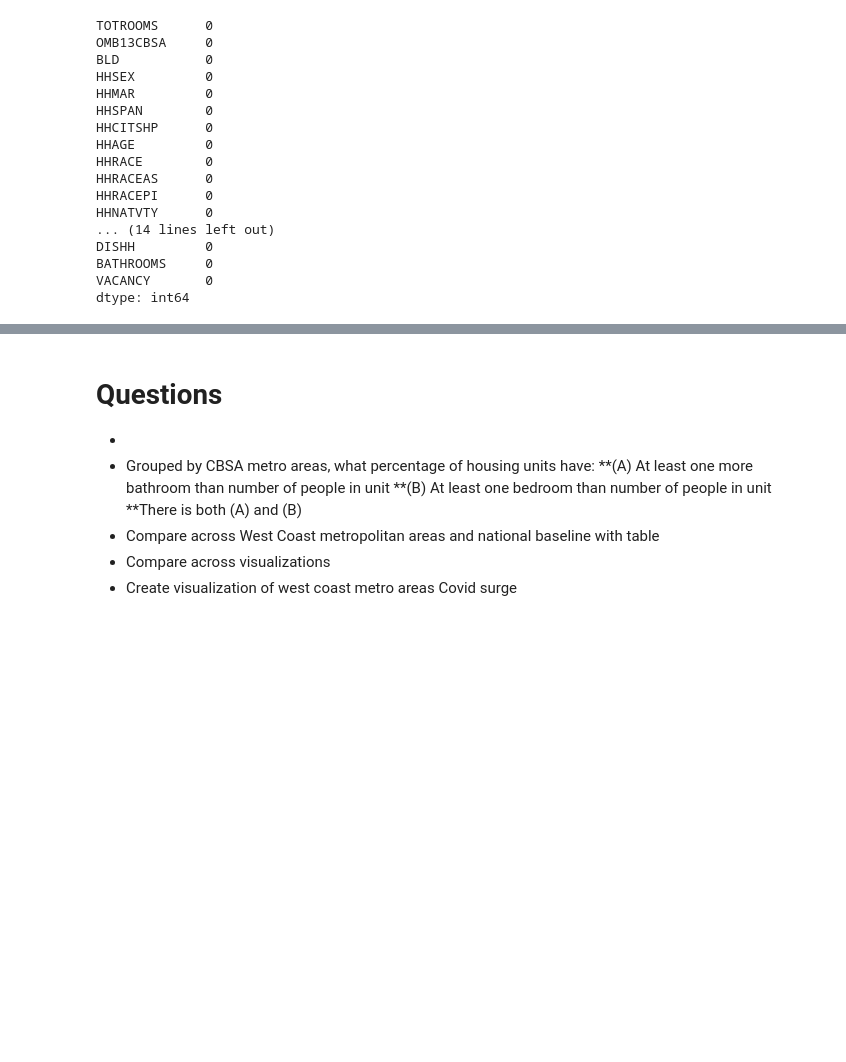
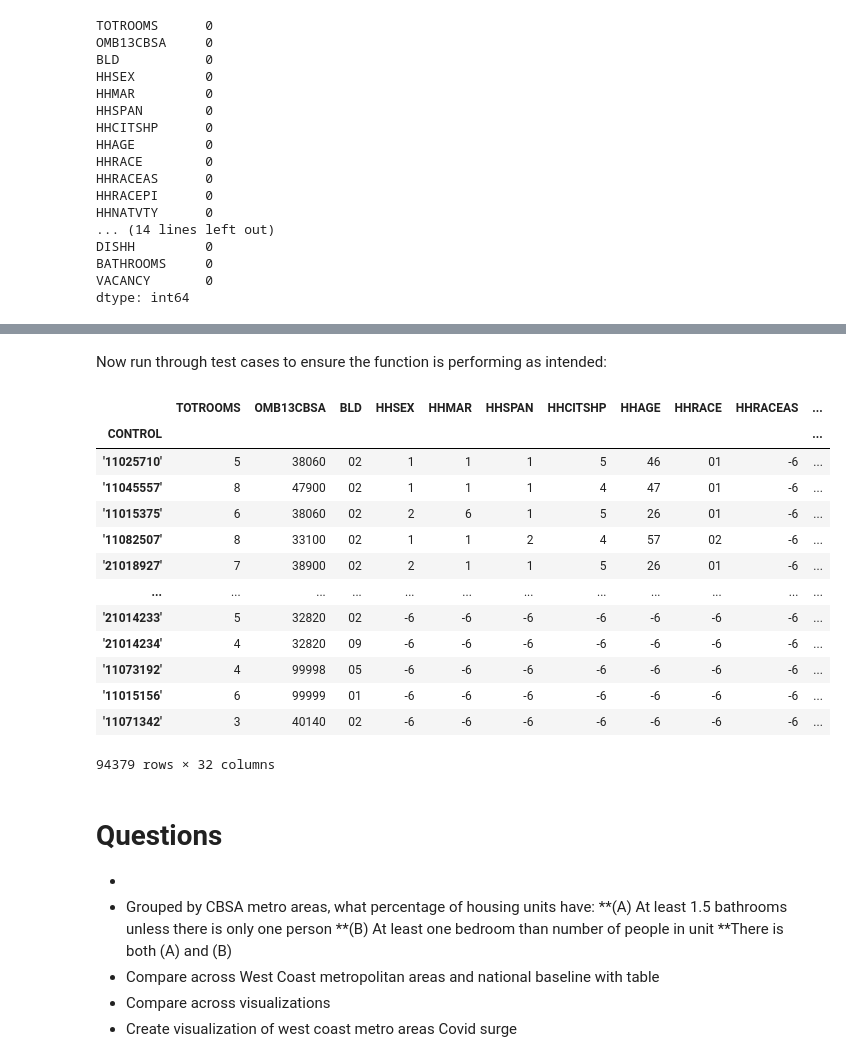
Before and after one commit to swsugarman/COVID_HousingIsolationFeasibility, a Jupyter notebook: eda.ipynb, the cells around one changed output, grey strips where cells are left out. Cells and saved outputs as stored; diff of their text form; code cells hidden in the pictures; blank space fills up the shorter version.

Commit message:
added adequate bedrooms calculations

```diff
--- a/eda.ipynb
+++ b/eda.ipynb
@@ -107,0 +115,2 @@ dtype: int64
+# %%
+ahs['BATHROOMS_NUM']=ahs['BATHROOMS'].apply(pd.to_numeric)
@@ -107,0 +130,11 @@ dtype: int64
+# %%
+def Adequate_Bath(row):
+    if(row['NUMPEOPLE']<=1):
+        if(row['BATHROOMS_NUM']>=1):
+            return True
+        else:
+            return False
+    elif(row['BATHROOMS_NUM']>=1.5):
+        return True
+    else:
+        return False
@@ -107,0 +143,2 @@ dtype: int64
+# %%
+ahs['ADQ_BATH']=ahs.apply(lambda row: Adequate_Bath(row), axis=1)
@@ -108,8 +158,45 @@ dtype: int64
+# %%
+def Adequate_Bed(row):
+    if(row['NUMPEOPLE']<=1):
+        return True
+    elif(row['NUMPEOPLE']==2 or row['NUMPEOPLE']==3):
+        if(row['BEDROOMS']>=2):
+            return True
+        else:
+            return False
+    elif(row['NUMPEOPLE']>=4):
+        if(((row['BEDROOMS']-1)/row['NUMPEOPLE'])<=2):
+            return True
+        else:
+            return False
+    else:
+        return False
+# %% [markdown]
+Now run through test cases to ensure the function is performing as intended:
+# %%
+ahs['ADQ_BED']=ahs.apply(lambda row: Adequate_Bed(row), axis=1)
+ahs.sort_values(by='NUMPEOPLE', ascending=False)
+ahs
+# %% [output]
+|  | TOTROOMS | OMB13CBSA | BLD | HHSEX | HHMAR | HHSPAN | HHCITSHP | HHAGE | HHRACE | HHRACEAS | ... |
+| CONTROL |  |  |  |  |  |  |  |  |  |  | ... |
+| '11025710' | 5 | 38060 | 02 | 1 | 1 | 1 | 5 | 46 | 01 | -6 | ... |
+| '11045557' | 8 | 47900 | 02 | 1 | 1 | 1 | 4 | 47 | 01 | -6 | ... |
+| '11015375' | 6 | 38060 | 02 | 2 | 6 | 1 | 5 | 26 | 01 | -6 | ... |
+| '11082507' | 8 | 33100 | 02 | 1 | 1 | 2 | 4 | 57 | 02 | -6 | ... |
+| '21018927' | 7 | 38900 | 02 | 2 | 1 | 1 | 5 | 26 | 01 | -6 | ... |
+| ... | ... | ... | ... | ... | ... | ... | ... | ... | ... | ... | ... |
+| '21014233' | 5 | 32820 | 02 | -6 | -6 | -6 | -6 | -6 | -6 | -6 | ... |
+| '21014234' | 4 | 32820 | 09 | -6 | -6 | -6 | -6 | -6 | -6 | -6 | ... |
+| '11073192' | 4 | 99998 | 05 | -6 | -6 | -6 | -6 | -6 | -6 | -6 | ... |
+| '11015156' | 6 | 99999 | 01 | -6 | -6 | -6 | -6 | -6 | -6 | -6 | ... |
+| '11071342' | 3 | 40140 | 02 | -6 | -6 | -6 | -6 | -6 | -6 | -6 | ... |
+94379 rows × 32 columns
 # %% [markdown]
 # Questions
 *
 * Grouped by CBSA metro areas, what percentage of housing units have:
-**(A) At least one more bathroom than number of people in unit
+**(A) At least 1.5 bathrooms unless there is only one person
 **(B) At least one bedroom than number of people in unit
 **There is both (A) and (B)
 * Compare across West Coast metropolitan areas and national baseline with table
```
Also changed, not shown: parts of 10 cells of this notebook.
